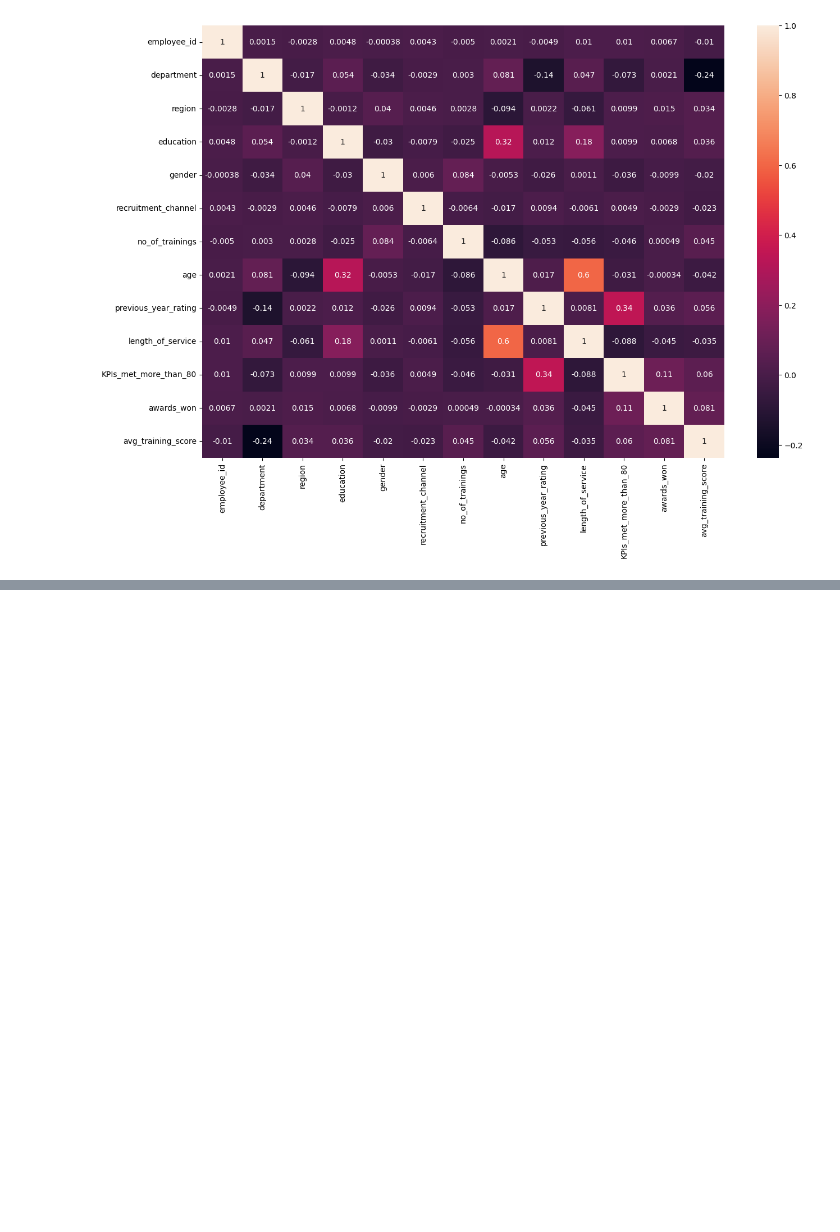
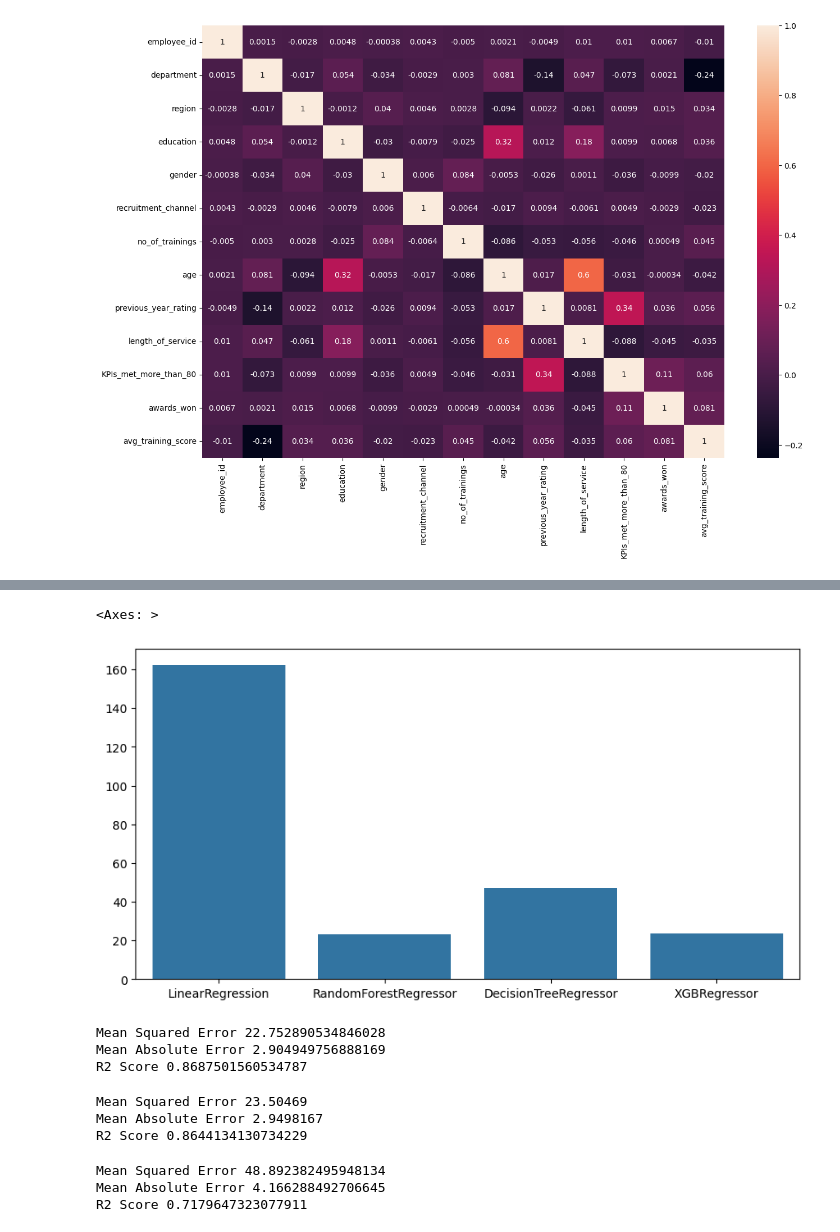
Before and after one commit to hsd2514/isa-task, a Jupyter notebook: notebooks/main.ipynb, the cells around one changed output, grey strips where cells are left out. Drawn from its saved outputs; the diff is of its cells as text; code cells hidden in the pictures; blank space fills up the shorter version.

```diff
--- a/notebooks/main.ipynb
+++ b/notebooks/main.ipynb
@@ -305,3 +305,10 @@ XGBRegressor
 Mean Squared Error 23.50469
 Mean Absolute Error 2.9498167
 R2 Score 0.8644134130734229
+# %%
+#let plt the results
+plt.figure(figsize=(10,5))
+sns.barplot(x=model_names,y=[mean_squared_error(y_test,model.predict(X_test)) for model in models])
+# %% [output]
+<Axes: >
+[figure, added]
@@ -307,0 +320,36 @@ R2 Score 0.8644134130734229
+# %%
+#lets evaluate the model prediction
+print("Mean Squared Error",mean_squared_error(y_test,y_pred))
+print("Mean Absolute Error",mean_absolute_error(y_test,y_pred))
+print("R2 Score",r2_score(y_test,y_pred))
+# %% [output]
+Mean Squared Error 22.752890534846028
+Mean Absolute Error 2.904949756888169
+R2 Score 0.8687501560534787
+# %%
+# XGBoost
+model = xgb.XGBRegressor()
+model.fit(X_train,y_train)
+y_pred = model.predict(X_test)
+
+print("Mean Squared Error",mean_squared_error(y_test,y_pred))
+print("Mean Absolute Error",mean_absolute_error(y_test,y_pred))
+print("R2 Score",r2_score(y_test,y_pred))
+# %% [output]
+Mean Squared Error 23.50469
+Mean Absolute Error 2.9498167
+R2 Score 0.8644134130734229
+# %%
+# Decision Tree Regressor
+
+model = DecisionTreeRegressor()
+model.fit(X_train,y_train)
+y_pred = model.predict(X_test)
+
+print("Mean Squared Error",mean_squared_error(y_test,y_pred))
+print("Mean Absolute Error",mean_absolute_error(y_test,y_pred))
+print("R2 Score",r2_score(y_test,y_pred))
+# %% [output]
+Mean Squared Error 48.892382495948134
+Mean Absolute Error 4.166288492706645
+R2 Score 0.7179647323077911
```
Also changed, not shown: parts of 31 cells of this notebook.
